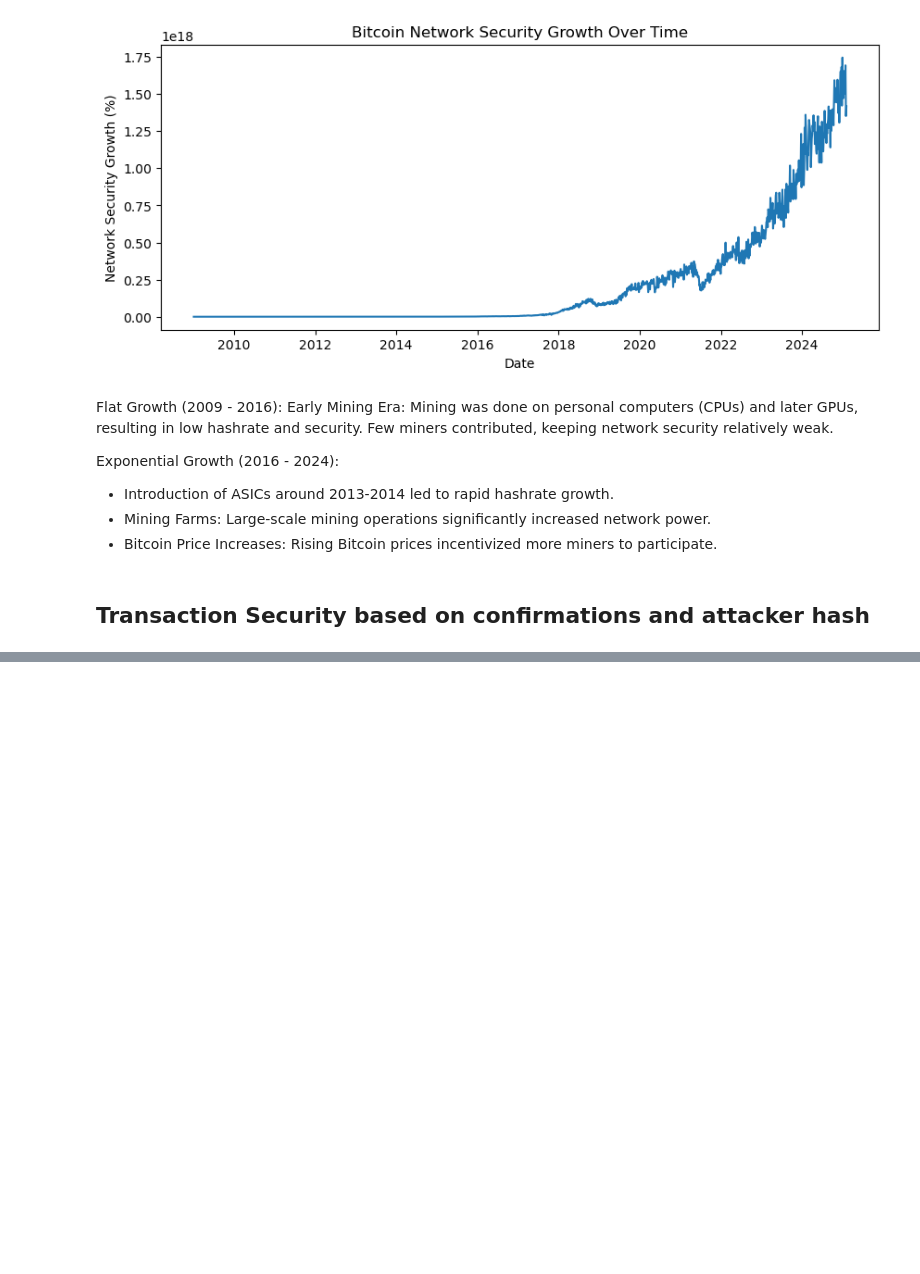
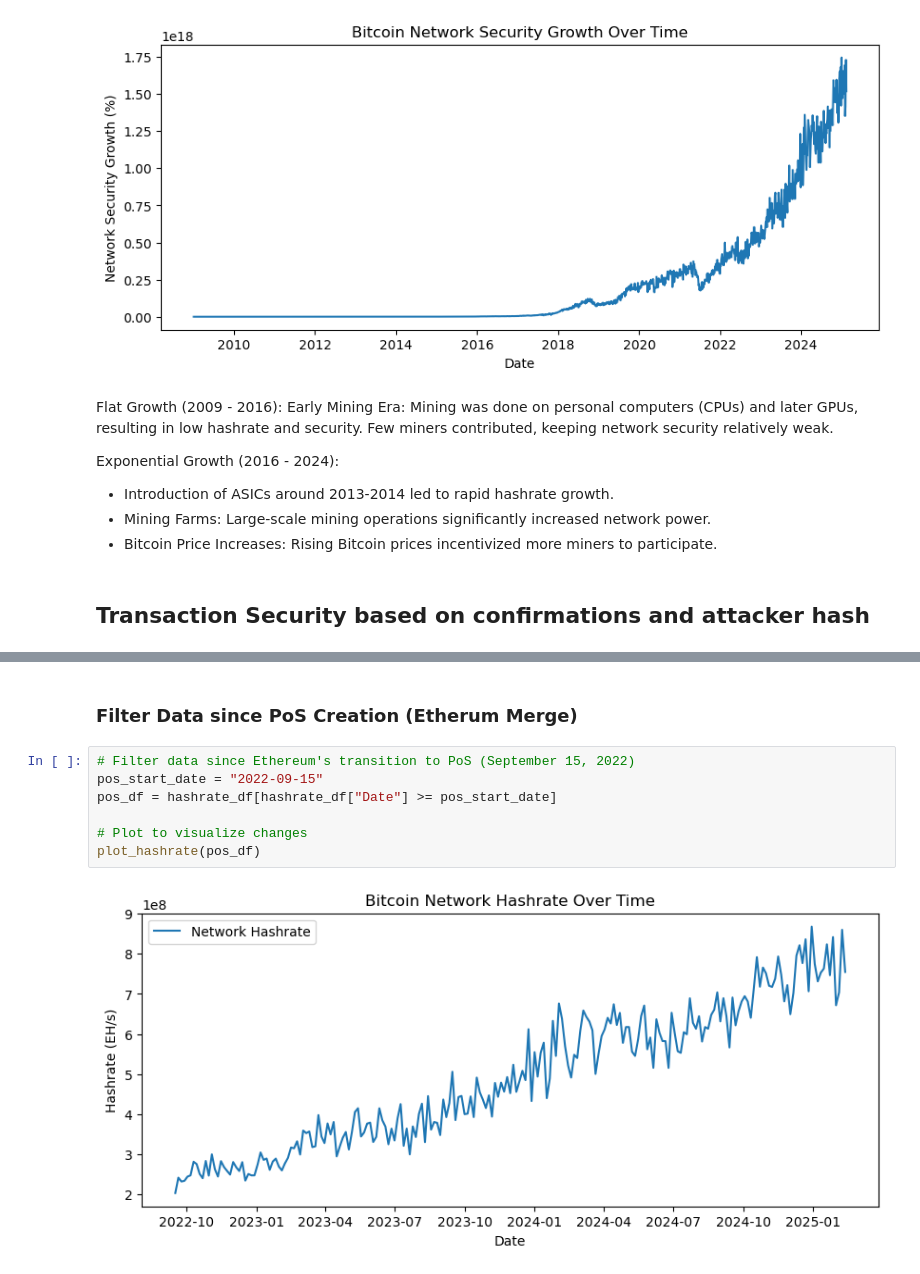
Before and after one commit to mscarpati/bitcoin-mining-tradeoffs, a Jupyter notebook: pow_analysis.ipynb, the cells around one changed output, grey strips where cells are left out. Drawn from its saved outputs; the diff is of its cells as text; blank space fills up the shorter version.

```diff
--- a/pow_analysis.ipynb
+++ b/pow_analysis.ipynb
@@ -177,0 +174,11 @@ plot_pow_transaction_security()
+# %% [markdown]
+### Filter Data since PoS Creation (Etherum Merge)
+# %%
+# Filter data since Ethereum's transition to PoS (September 15, 2022)
+pos_start_date = "2022-09-15"
+pos_df = hashrate_df[hashrate_df["Date"] >= pos_start_date]
+
+# Plot to visualize changes
+plot_hashrate(pos_df)
+# %% [output]
+[figure, added]
```
Also changed, not shown: parts of 9 cells of this notebook.
